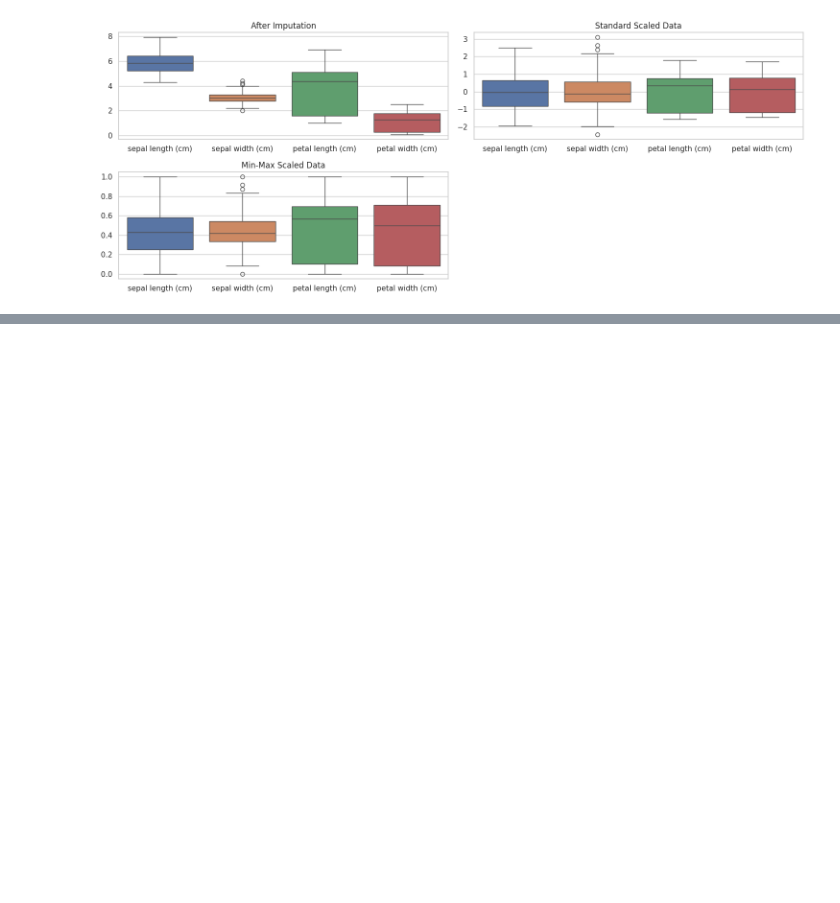
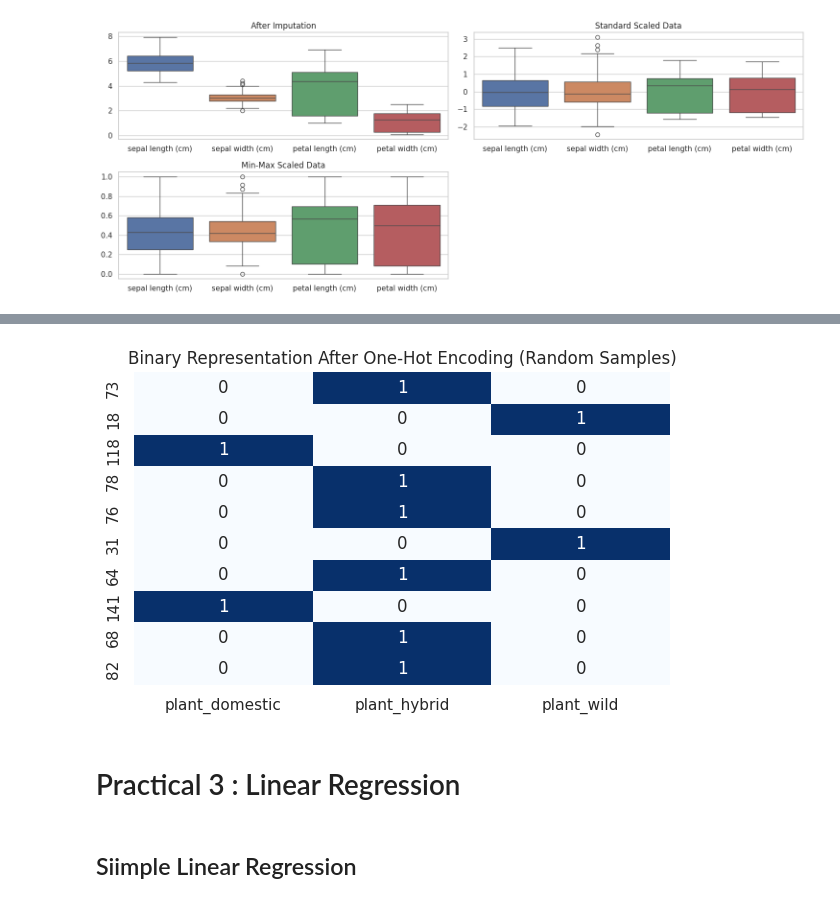
Before and after one commit to ArpitAwasthi2411/Machine-Learning, a Jupyter notebook: MachineLearningLab.ipynb, the cells around one changed output, grey strips where cells are left out. Cells and saved outputs as stored; diff of their text form; code cells hidden in the pictures; blank space fills up the shorter version.

```diff
--- a/MachineLearningLab.ipynb
+++ b/MachineLearningLab.ipynb
@@ -155,0 +222,13 @@ selected_feature_names = [x.columns[i] for i in selected_features]
+# %%
+plt.figure(figsize=(6, 4))
+sns.heatmap(X_encoded.filter(like='plant_').sample(10, random_state=42),
+            annot=True, cbar=False, cmap='Blues')
+plt.title("Binary Representation After One-Hot Encoding (Random Samples)")
+plt.tight_layout()
+plt.show()
+# %% [output]
+[figure, added]
+# %% [markdown]
+# Practical 3 : Linear Regression
+# %% [markdown]
+## Siimple Linear Regression
```
Also changed, not shown: parts of 41 cells of this notebook.
